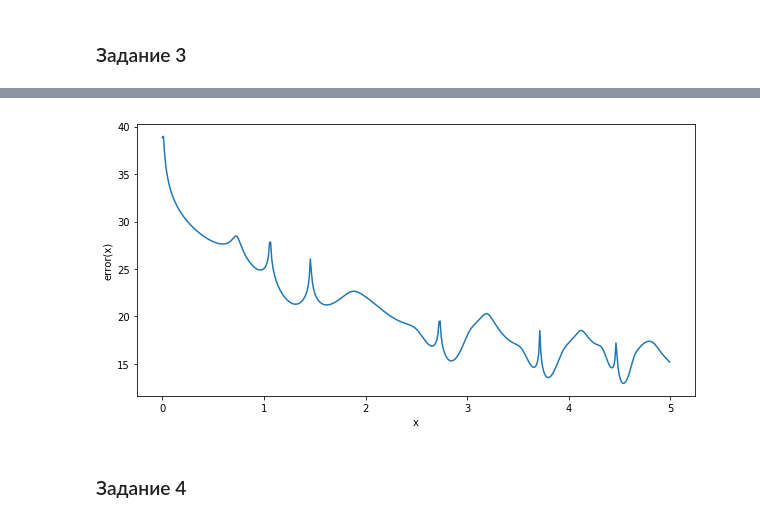
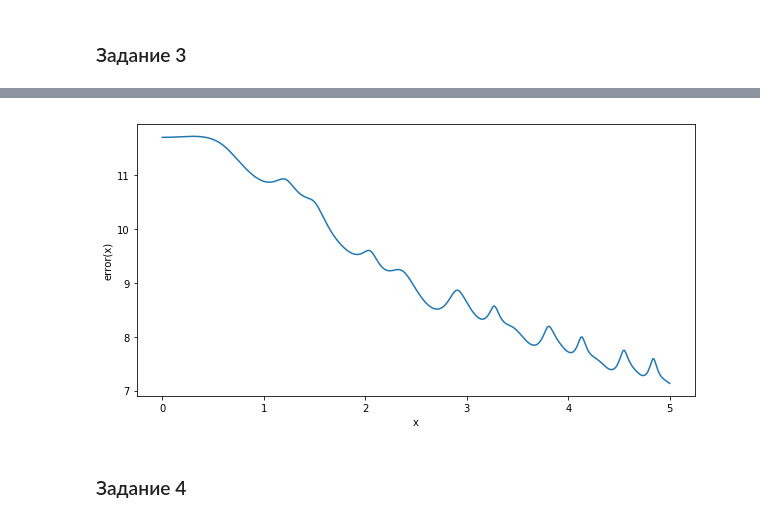
Before and after one commit to otzhora/numerical_methods-, a Jupyter notebook: task8_de/Differential equations.ipynb, the cells around one changed output, grey strips where cells are left out. Cells and saved outputs as stored; diff of their text form; code cells hidden in the pictures.

```diff
--- a/task8_de/Differential equations.ipynb
+++ b/task8_de/Differential equations.ipynb
@@ -4,12 +4,12 @@ from matplotlib import pyplot as plt
 import scipy
 %matplotlib inline
 # %%
-c2, A, B, C = (0.60, 1, 3, 3)
+c2, A, B, C = [0.55, 2, -1, 2]
 
 params = {'x0': 0,
           'y0': np.array([1, 1, A, 1]),
           'xn': 5,
-          'n': 400}
+          'n': 200}
 
 def exact_ans(x):
     return np.array([np.exp(np.sin(x**2)),
@@ -56,6 +54,6 @@ def RK_two_stage_step(f, x0, y0, h):
     return y0 + h * (b1 * k1 + b2 * k2)
 # %%
 def average_point_step(f, x0, y0, h):
-    return y0 + h * f(x0 + h/2, y0 + h/2 * f(x0, y0))
+    return y0 + h * f(x0 + h/2, y0 + h * f(x0, y0) / 2)
 # %%
 def first_RK_four_step(f, x0, y0, h):
@@ -141,10 +135,10 @@ def get_h_opt(h, y_n, y_2n, tol=1e-5, p=2):
 def ode_h_opt(method, f, x0, y0, xn, p, n=None, tol=1e-5, h_init=1/(2**6)):
     _, yh = ode(method, f, x0, y0, xn, h=h_init)
     _, yh2 = ode(method, f, x0, y0, xn, h=h_init / 2)
-    h_opt = get_h_opt(h, yh[-1], yh2[-1], tol, p)
+    h_opt = get_h_opt(h_init, yh[-1], yh2[-1], tol, p)
 
     n = int((xn - x0) // h_opt)
-    print(h_opt, n)
+
 
     x, y = [x0], [y0]
 
@@ -177,15 +170,15 @@ for i in range(4):
 [figure]
 # %%
 err = exact_ans(x_opt).T - y_opt + 1e-12 # + 1e-12 -> we don't have any zeroes in err
-err = -np.log2(np.sum(err**2, axis=1)**0.5)
+err = -np.log10(np.sum(err**2, axis=1)**0.5)
 
 plt.figure(figsize=(10, 5))
 plt.plot(x_opt, err)
 plt.xlabel('x')
 plt.ylabel('error(x)')
 plt.show()
 # %% [output]
-[figure, old version]
+[figure, new version]
 # %% [markdown]
 ### Задание 4
 # %%
```
Also changed, not shown: parts of 10 cells of this notebook.
